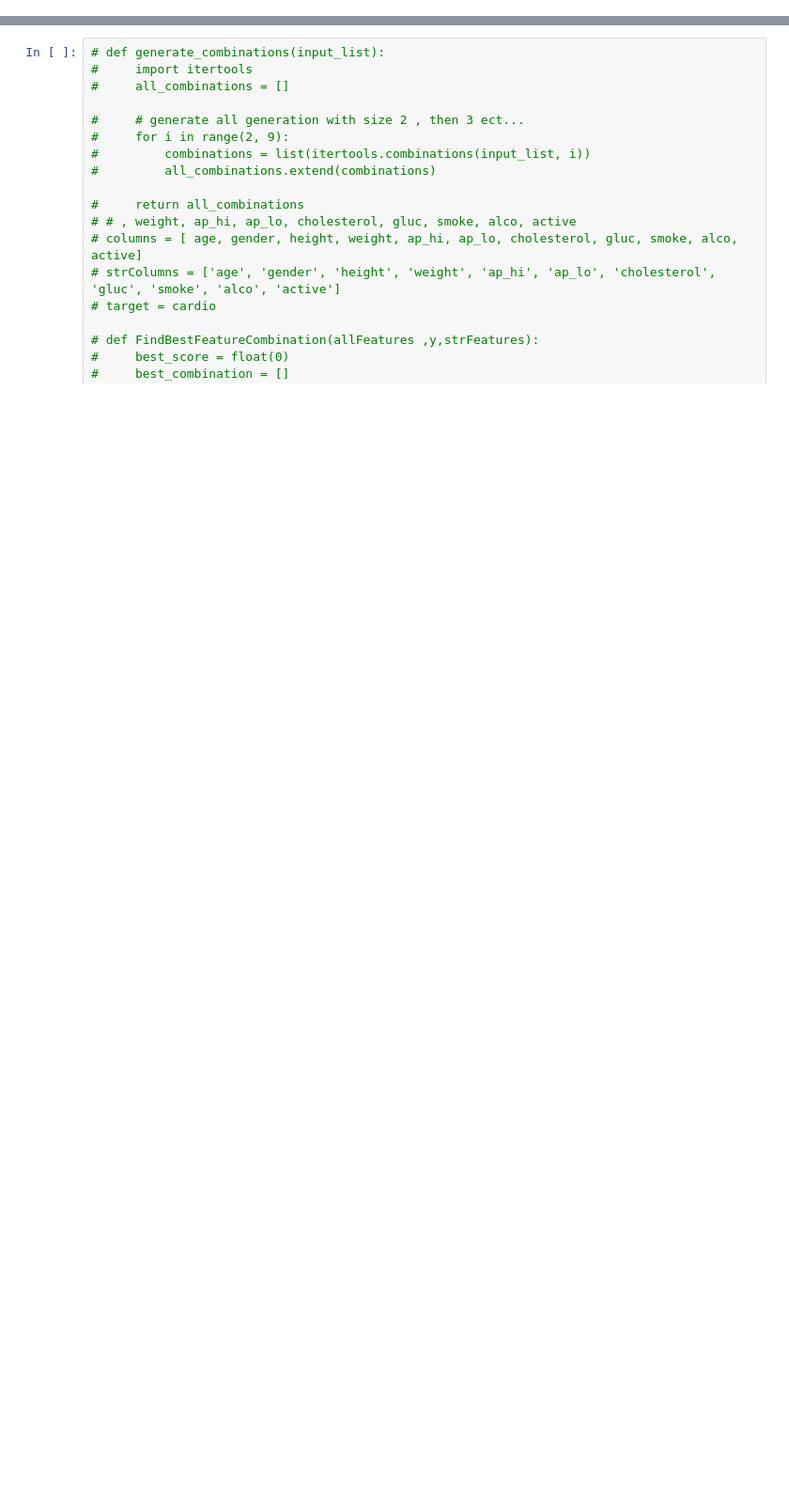
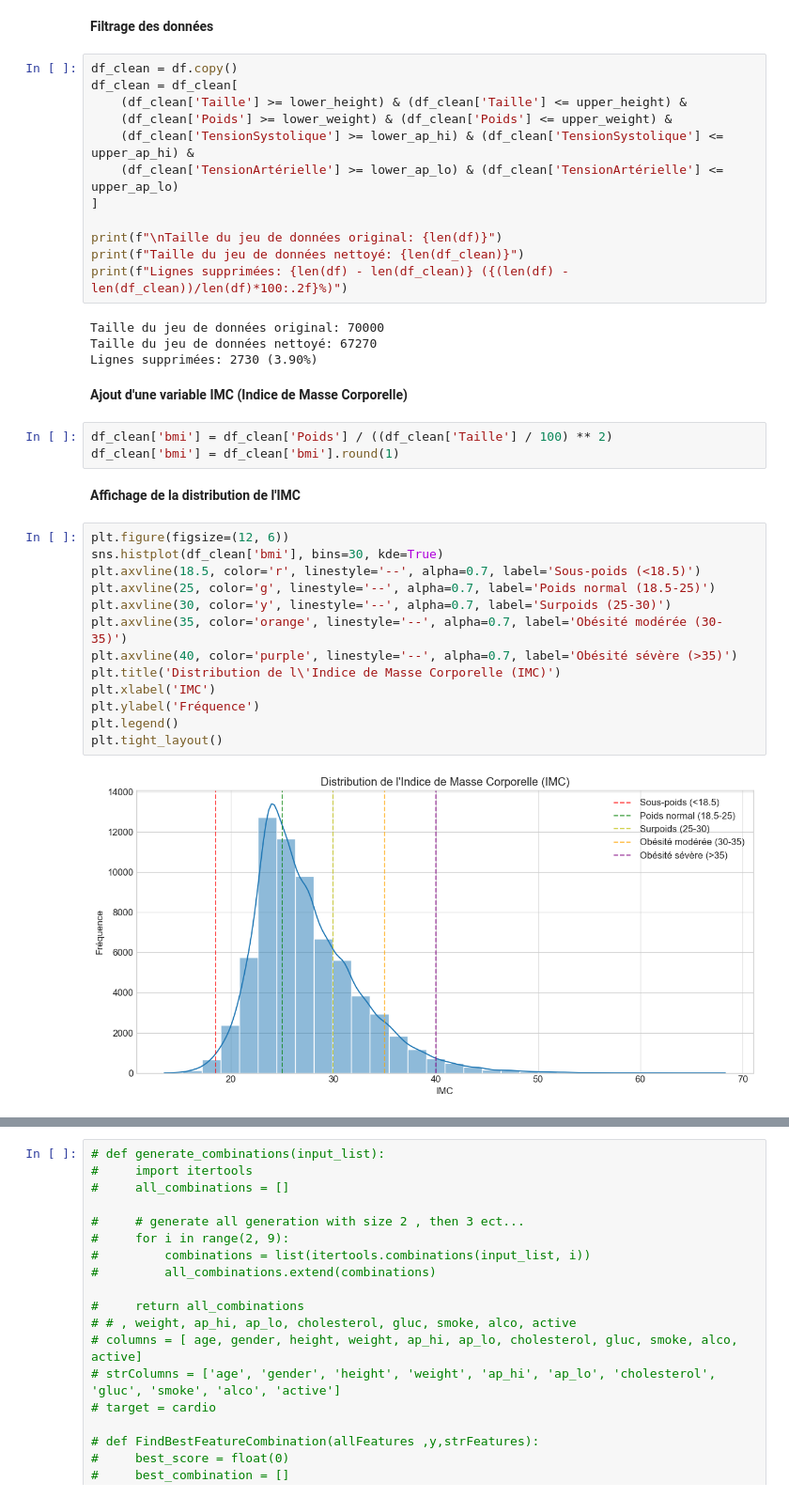
Before and after one commit to ines-lorquet/cardio-vasc-risks, a Jupyter notebook: logistic-regression.ipynb, the cells around one changed output, grey strips where cells are left out. Shown: that part at 94% size. Saved outputs shown, nothing was run; the diff lists cells and outputs as text; blank space fills up the shorter version.

```diff
--- a/logistic-regression.ipynb
+++ b/logistic-regression.ipynb
@@ -8,0 +224,40 @@ import numpy as np
+# %% [markdown]
+**Filtrage des données**
+# %%
+df_clean = df.copy()
+df_clean = df_clean[
+    (df_clean['Taille'] >= lower_height) & (df_clean['Taille'] <= upper_height) &
+    (df_clean['Poids'] >= lower_weight) & (df_clean['Poids'] <= upper_weight) &
+    (df_clean['TensionSystolique'] >= lower_ap_hi) & (df_clean['TensionSystolique'] <= upper_ap_hi) &
+    (df_clean['TensionArtérielle'] >= lower_ap_lo) & (df_clean['TensionArtérielle'] <= upper_ap_lo)
+]
+
+print(f"\nTaille du jeu de données original: {len(df)}")
+print(f"Taille du jeu de données nettoyé: {len(df_clean)}")
+print(f"Lignes supprimées: {len(df) - len(df_clean)} ({(len(df) - len(df_clean))/len(df)*100:.2f}%)")
+# %% [output]
+Taille du jeu de données original: 70000
+Taille du jeu de données nettoyé: 67270
+Lignes supprimées: 2730 (3.90%)
+# %% [markdown]
+**Ajout d'une variable IMC (Indice de Masse Corporelle)**
+# %%
+df_clean['bmi'] = df_clean['Poids'] / ((df_clean['Taille'] / 100) ** 2)
+df_clean['bmi'] = df_clean['bmi'].round(1)
+# %% [markdown]
+**Affichage de la distribution de l'IMC**
+# %%
+plt.figure(figsize=(12, 6))
+sns.histplot(df_clean['bmi'], bins=30, kde=True)
+plt.axvline(18.5, color='r', linestyle='--', alpha=0.7, label='Sous-poids (<18.5)')
+plt.axvline(25, color='g', linestyle='--', alpha=0.7, label='Poids normal (18.5-25)')
+plt.axvline(30, color='y', linestyle='--', alpha=0.7, label='Surpoids (25-30)')
+plt.axvline(35, color='orange', linestyle='--', alpha=0.7, label='Obésité modérée (30-35)')
+plt.axvline(40, color='purple', linestyle='--', alpha=0.7, label='Obésité sévère (>35)')
+plt.title('Distribution de l\'Indice de Masse Corporelle (IMC)')
+plt.xlabel('IMC')
+plt.ylabel('Fréquence')
+plt.legend()
+plt.tight_layout()
+# %% [output]
+[figure, added]
```
Also changed, not shown: parts of 53 cells of this notebook, 2 other files.
